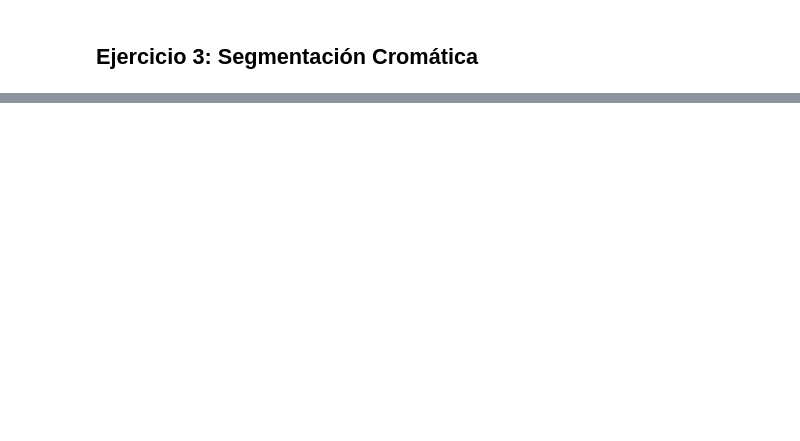
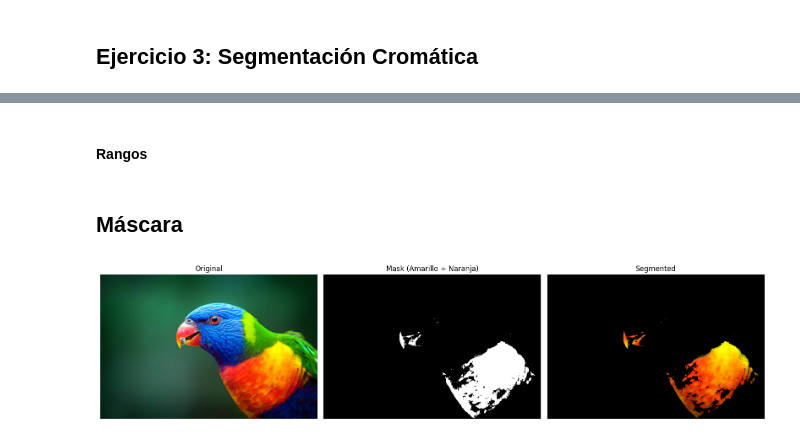
Before and after one commit to SergioAle210/Vision-por-Computadora, a Jupyter notebook: HDT/HDT1/HDT1_Practica.ipynb, the cells around one changed output, grey strips where cells are left out. Saved outputs shown, nothing was run; the diff lists cells and outputs as text; code cells hidden in the pictures; blank space fills up the shorter version.

```diff
--- a/HDT/HDT1/HDT1_Practica.ipynb
+++ b/HDT/HDT1/HDT1_Practica.ipynb
@@ -146,0 +115,5 @@ if img is not None:
+# %%
+img_path = "parrot.jpg"
+image = cv2.imread(img_path)
+if image is None:
+    raise FileNotFoundError(f"No pude leer la imagen: {img_path}")
@@ -146,0 +124,42 @@ if img is not None:
+# %% [markdown]
+#### Rangos
+# %%
+lower_yellow = np.array([20, 100, 100], dtype=np.uint8)
+upper_yellow = np.array([35, 255, 255], dtype=np.uint8)
+
+lower_orange = np.array([5, 150, 100], dtype=np.uint8)
+upper_orange = np.array([20, 255, 255], dtype=np.uint8)
+# %% [markdown]
+## Máscara
+# %%
+
+mask_yellow = cv2.inRange(hsv, lower_yellow, upper_yellow)
+mask_orange = cv2.inRange(hsv, lower_orange, upper_orange)
+mask = cv2.bitwise_or(mask_yellow, mask_orange)
+# %%
+result = cv2.bitwise_and(image, image, mask=mask)
+
+image_rgb = cv2.cvtColor(image, cv2.COLOR_BGR2RGB)
+result_rgb = cv2.cvtColor(result, cv2.COLOR_BGR2RGB)
+
+plt.figure(figsize=(16, 5))
+
+plt.subplot(1, 3, 1)
+plt.imshow(image_rgb)
+plt.title("Original")
+plt.axis("off")
+
+plt.subplot(1, 3, 2)
+plt.imshow(mask, cmap="gray")
+plt.title("Mask (Amarillo + Naranja)")
+plt.axis("off")
+
+plt.subplot(1, 3, 3)
+plt.imshow(result_rgb)
+plt.title("Segmented")
+plt.axis("off")
+
+plt.tight_layout()
+plt.show()
+# %% [output]
+[figure, added]
```
Also changed, not shown: parts of 10 cells of this notebook, 4 other files.
